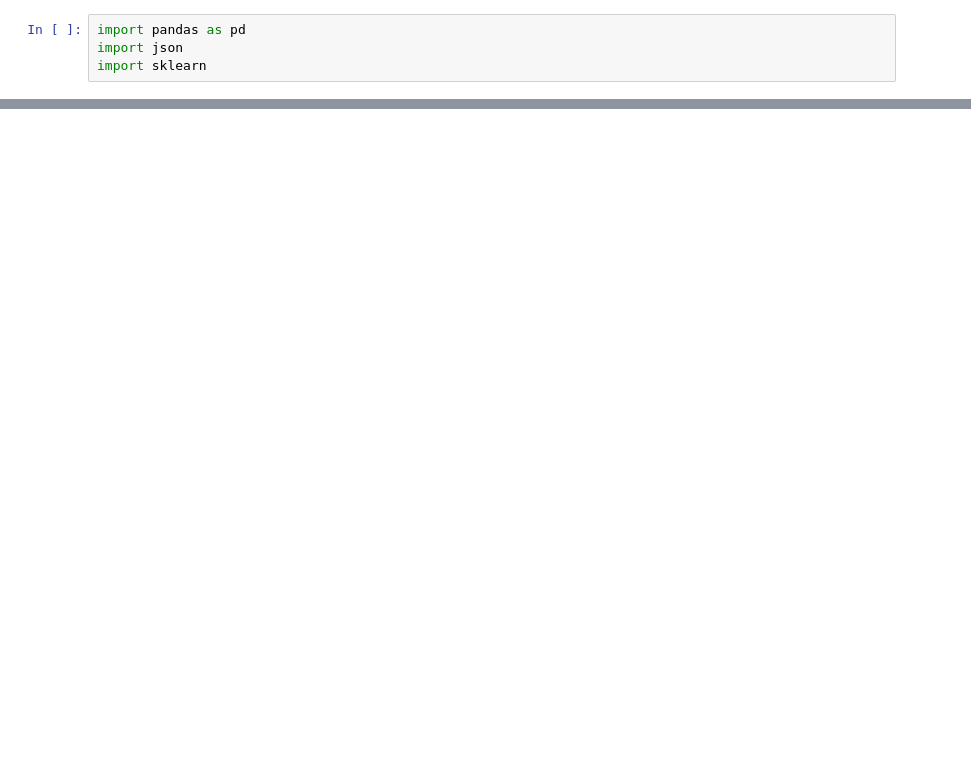
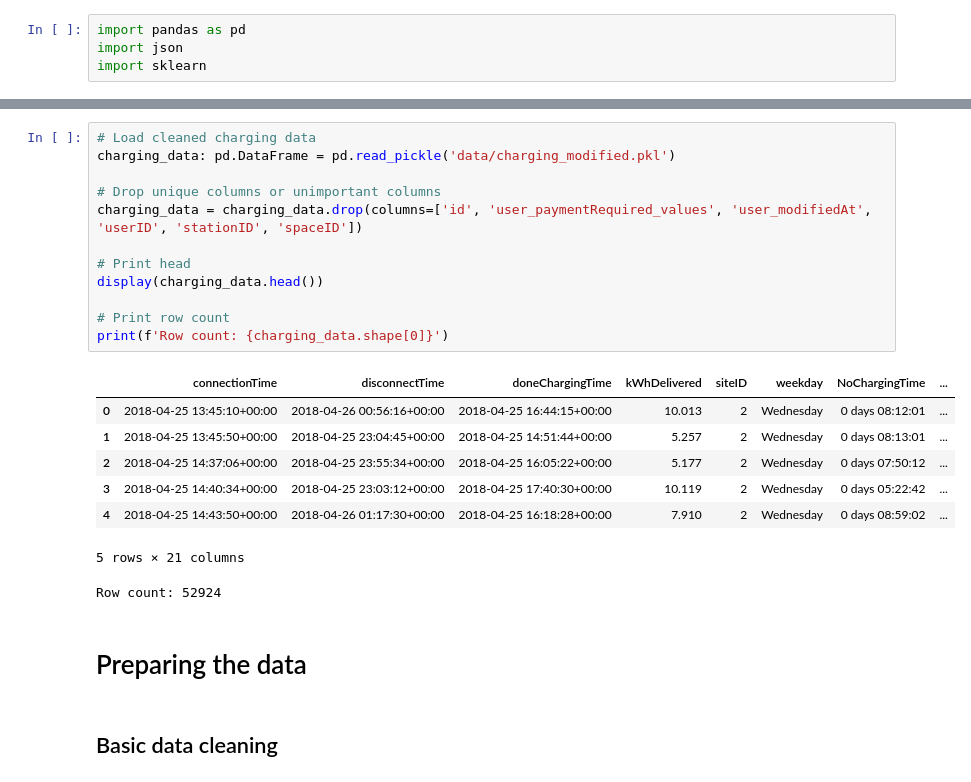
Before and after one commit to S0PEX/AA_Team_9_WS23, a Jupyter notebook: clustering.ipynb, the cells around one changed output, grey strips where cells are left out. Drawn from its saved outputs; the diff is of its cells as text; blank space fills up the shorter version.

Commit message:
refactor(clustering): Clean-up

```diff
--- a/clustering.ipynb
+++ b/clustering.ipynb
@@ -236,0 +5,25 @@ Cluster 3
+# %%
+# Load cleaned charging data
+charging_data: pd.DataFrame = pd.read_pickle('data/charging_modified.pkl')
+
+# Drop unique columns or unimportant columns
+charging_data = charging_data.drop(columns=['id', 'user_paymentRequired_values', 'user_modifiedAt', 'userID', 'stationID', 'spaceID'])
+
+# Print head
+display(charging_data.head())
+
+# Print row count
+print(f'Row count: {charging_data.shape[0]}')
+# %% [output]
+|  | connectionTime | disconnectTime | doneChargingTime | kWhDelivered | siteID | weekday | NoChargingTime | ... |
+| 0 | 2018-04-25 13:45:10+00:00 | 2018-04-26 00:56:16+00:00 | 2018-04-25 16:44:15+00:00 | 10.013 | 2 | Wednesday | 0 days 08:12:01 | ... |
+| 1 | 2018-04-25 13:45:50+00:00 | 2018-04-25 23:04:45+00:00 | 2018-04-25 14:51:44+00:00 | 5.257 | 2 | Wednesday | 0 days 08:13:01 | ... |
+| 2 | 2018-04-25 14:37:06+00:00 | 2018-04-25 23:55:34+00:00 | 2018-04-25 16:05:22+00:00 | 5.177 | 2 | Wednesday | 0 days 07:50:12 | ... |
+| 3 | 2018-04-25 14:40:34+00:00 | 2018-04-25 23:03:12+00:00 | 2018-04-25 17:40:30+00:00 | 10.119 | 2 | Wednesday | 0 days 05:22:42 | ... |
+| 4 | 2018-04-25 14:43:50+00:00 | 2018-04-26 01:17:30+00:00 | 2018-04-25 16:18:28+00:00 | 7.910 | 2 | Wednesday | 0 days 08:59:02 | ... |
+5 rows × 21 columns
+Row count: 52924
+# %% [markdown]
+# Preparing the data
+# %% [markdown]
+## Basic data cleaning
```
Also changed, not shown: parts of 38 cells of this notebook, 2 other files.
